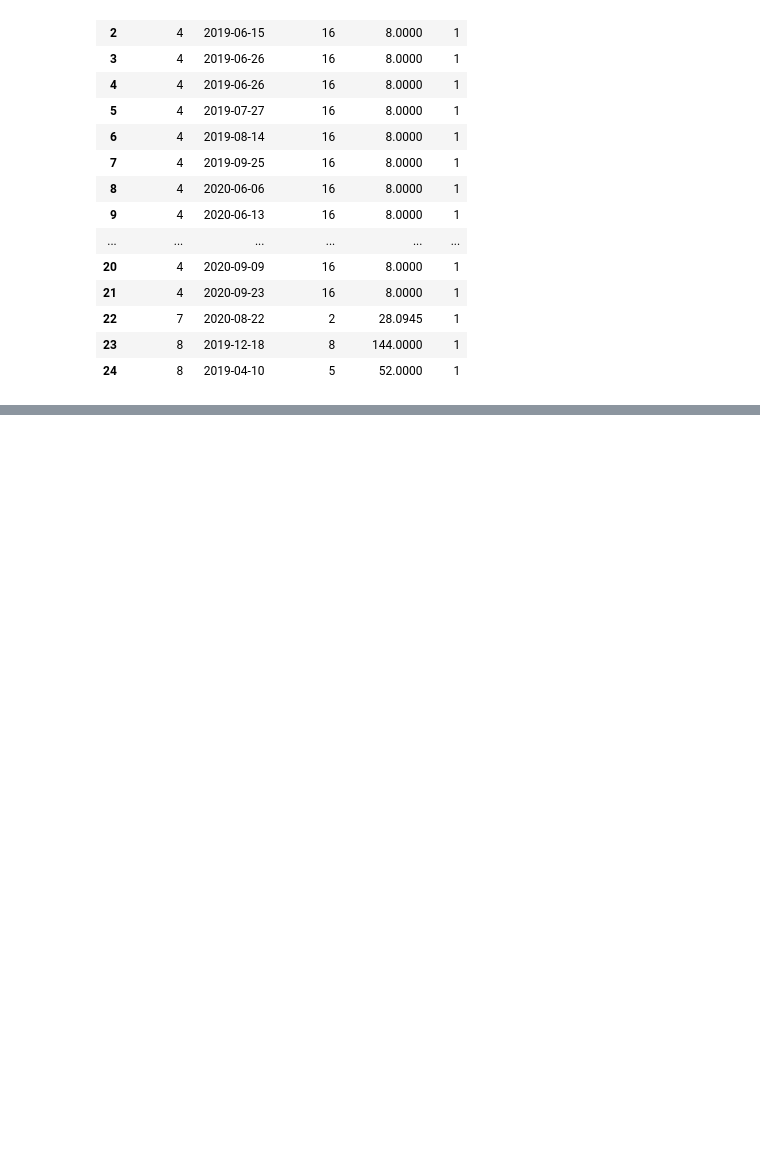
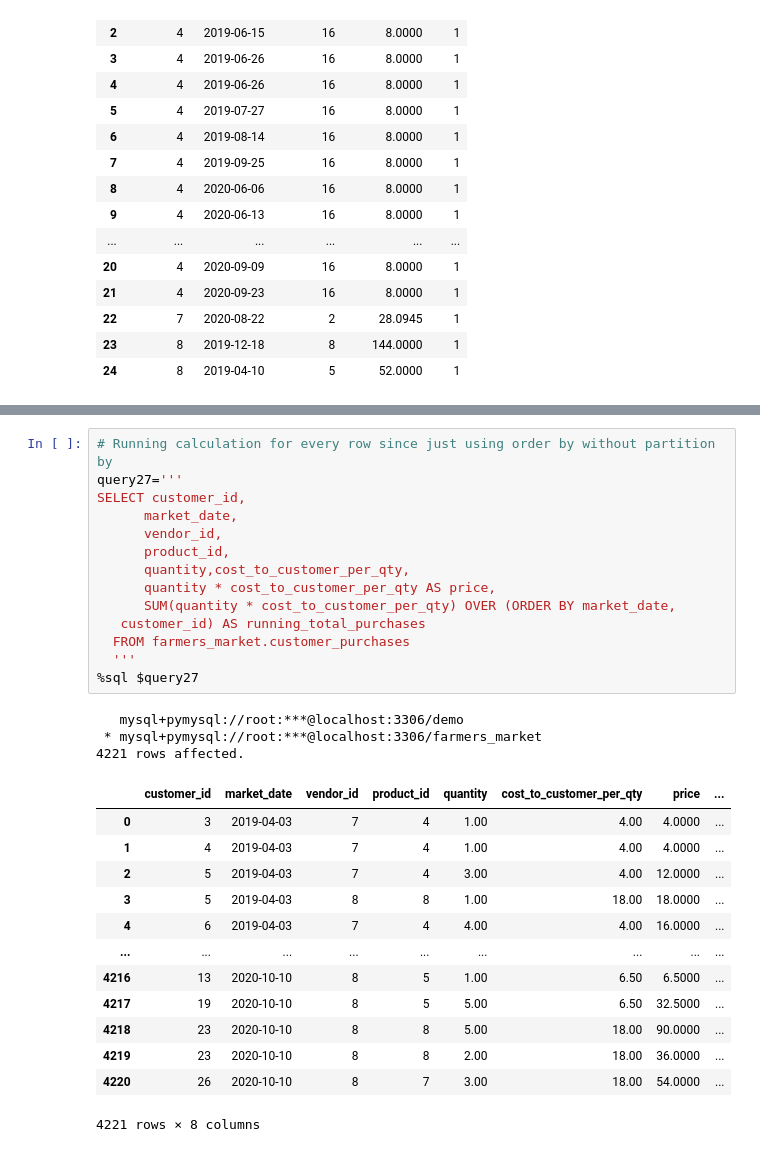
Before and after one commit to KunalNeon/SQL-For-Data-Scientist, a Jupyter notebook: sql.ipynb, the cells around one changed output, grey strips where cells are left out. Saved outputs shown, nothing was run; the diff lists cells and outputs as text; blank space fills up the shorter version.

Commit message:
without using partition by clause

```diff
--- a/sql.ipynb
+++ b/sql.ipynb
@@ -1347,0 +1505,31 @@ where x.rank=1
+# %%
+# Running calculation for every row since just using order by without partition by
+query27='''
+SELECT customer_id,
+      market_date,
+      vendor_id,
+      product_id,
+      quantity,cost_to_customer_per_qty,
+      quantity * cost_to_customer_per_qty AS price,
+      SUM(quantity * cost_to_customer_per_qty) OVER (ORDER BY market_date,
+   customer_id) AS running_total_purchases
+  FROM farmers_market.customer_purchases
+  '''
+%sql $query27
+# %% [output]
+   mysql+pymysql://root:***@localhost:3306/demo
+ * mysql+pymysql://root:***@localhost:3306/farmers_market
+4221 rows affected.
+|  | customer_id | market_date | vendor_id | product_id | quantity | cost_to_customer_per_qty | price | ... |
+| 0 | 3 | 2019-04-03 | 7 | 4 | 1.00 | 4.00 | 4.0000 | ... |
+| 1 | 4 | 2019-04-03 | 7 | 4 | 1.00 | 4.00 | 4.0000 | ... |
+| 2 | 5 | 2019-04-03 | 7 | 4 | 3.00 | 4.00 | 12.0000 | ... |
+| 3 | 5 | 2019-04-03 | 8 | 8 | 1.00 | 18.00 | 18.0000 | ... |
+| 4 | 6 | 2019-04-03 | 7 | 4 | 4.00 | 4.00 | 16.0000 | ... |
+| ... | ... | ... | ... | ... | ... | ... | ... | ... |
+| 4216 | 13 | 2020-10-10 | 8 | 5 | 1.00 | 6.50 | 6.5000 | ... |
+| 4217 | 19 | 2020-10-10 | 8 | 5 | 5.00 | 6.50 | 32.5000 | ... |
+| 4218 | 23 | 2020-10-10 | 8 | 8 | 5.00 | 18.00 | 90.0000 | ... |
+| 4219 | 23 | 2020-10-10 | 8 | 8 | 2.00 | 18.00 | 36.0000 | ... |
+| 4220 | 26 | 2020-10-10 | 8 | 7 | 3.00 | 18.00 | 54.0000 | ... |
+4221 rows × 8 columns
```
Also changed, not shown: parts of 8 cells of this notebook.
